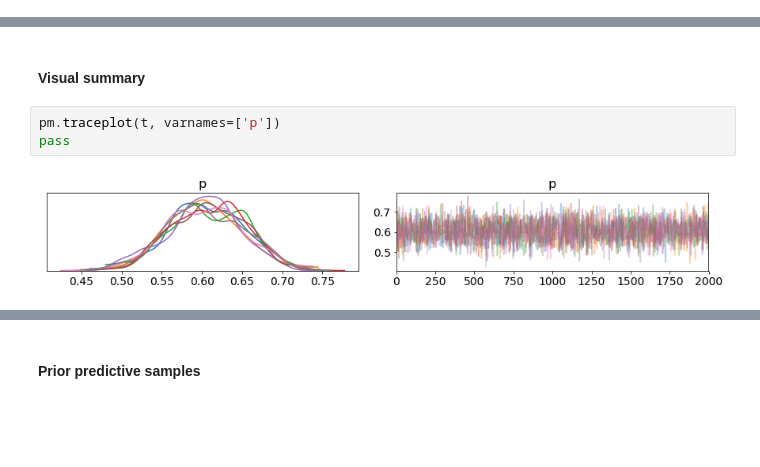
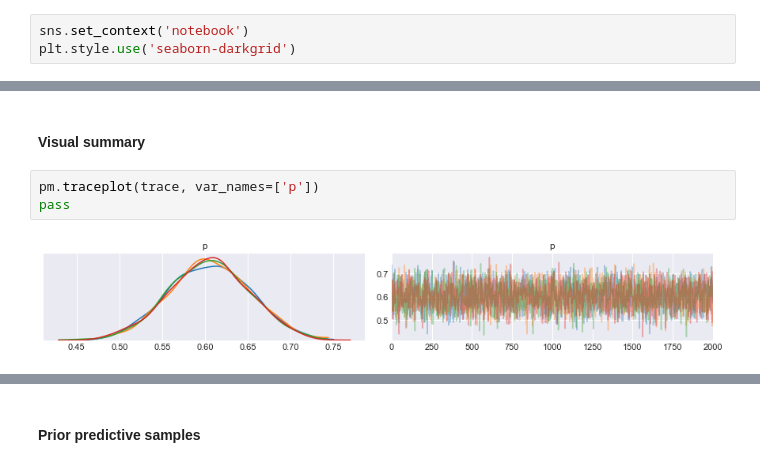
Before and after one commit to cliburn/sta-663-2019, a Jupyter notebook: notebook/S15A_PyMC3.ipynb, the cells around one changed output, grey strips where cells are left out. Drawn from its saved outputs; the diff is of its cells as text; blank space fills up the shorter version.

```diff
--- a/notebook/S15A_PyMC3.ipynb
+++ b/notebook/S15A_PyMC3.ipynb
@@ -37,6 +37,9 @@ import arviz as az
 # %%
 import theano
 theano.config.warn.round=False
+# %%
+sns.set_context('notebook')
+plt.style.use('seaborn-darkgrid')
 # %% [markdown]
 ## Introduction to PyMC3
 # %% [markdown]
@@ -273,7 +450,7 @@ pm.summary(trace, varnames=['p'])
 # %% [markdown]
 #### Visual summary
 # %%
-pm.traceplot(t, varnames=['p'])
+pm.traceplot(trace, var_names=['p'])
 pass
 # %% [output]
-[figure, old version]
+[figure, new version]
```
Also changed, not shown: parts of 54 cells of this notebook, 1 other file.
